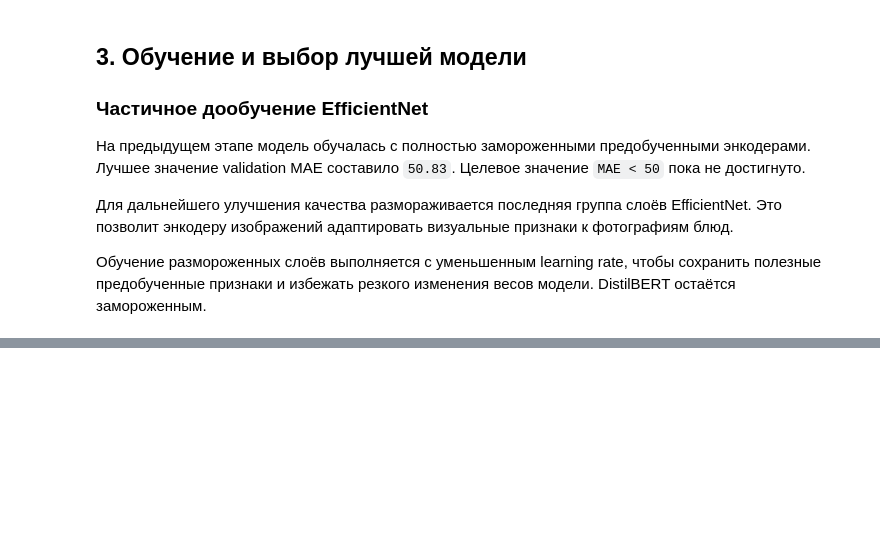
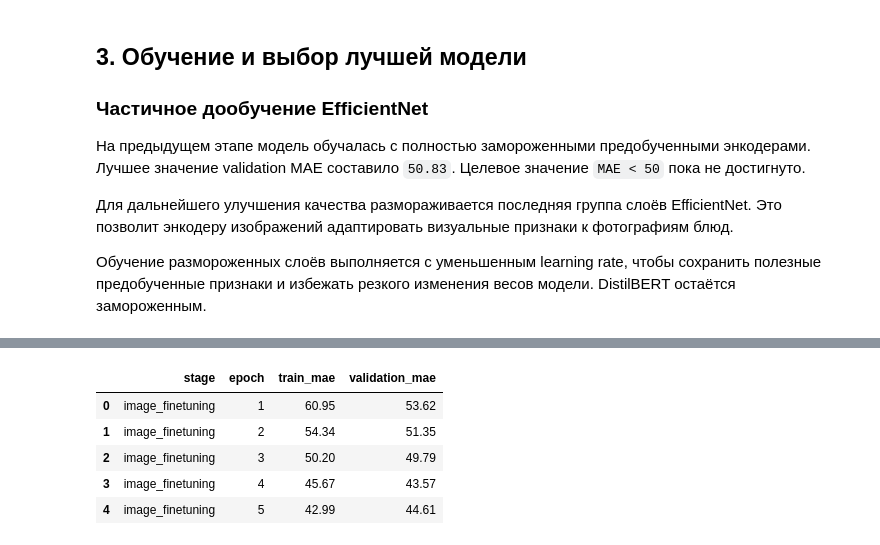
Before and after one commit to Tuinf1/04_multimodal-food-calorie-estimation, a Jupyter notebook: project.ipynb, the cells around one changed output, grey strips where cells are left out. Saved outputs shown, nothing was run; the diff lists cells and outputs as text; code cells hidden in the pictures; blank space fills up the shorter version.

```diff
--- a/project.ipynb
+++ b/project.ipynb
@@ -935,5 +973,81 @@ Test: 507
 
 Обучение размороженных слоёв выполняется с уменьшенным learning rate, чтобы сохранить полезные предобученные признаки и избежать резкого изменения весов модели. DistilBERT остаётся замороженным.
 # %%
-history = train("config.yaml")
+
+# Освобождаем GPU от предыдущей модели
+if "model" in globals():
+    del model
+
+torch.cuda.empty_cache()
+
+# Создаём модель с размороженным последним блоком EfficientNet
+model = CalorieModel(
+    fine_tune_image=True
+).to(device)
+
+# Загружаем лучшую модель предыдущего этапа
+checkpoint = torch.load(
+    "artifacts/best_model_10_epochs.pt",
+    map_location=device,
+    weights_only=True,
+)
+
+model.load_state_dict(
+    checkpoint["model_state_dict"]
+)
+
+# Настройки частичного дообучения
+finetuning_stage = {
+    "name": "image_finetuning",
+    "epochs": 5,
+    "learning_rate": 0.0003,
+    "patience": 5,
+    "checkpoint_path": (
+        "artifacts/best_model_finetuned.pt"
+    ),
+}
+
+# Запускаем только частичное дообучение
+finetuning_history = train_model(
+    model=model,
+    train_loader=loaders["train"],
+    validation_loader=loaders["validation"],
+    device=device,
+    stage=finetuning_stage,
+    statistics=statistics,
+)
+
+# Показываем результаты
+finetuning_results = pd.DataFrame(
+    finetuning_history
+)
+
+print("Результаты частичного дообучения:")
+display(finetuning_results.round(2))
+
+best_finetuning_epoch = finetuning_results.loc[
+    finetuning_results[
+        "validation_mae"
+    ].idxmin()
+]
+
+print(
+    "Лучшая эпоха:",
+    int(best_finetuning_epoch["epoch"]),
+)
+
+print(
+    "Лучший validation MAE:",
+    round(
+        best_finetuning_epoch[
+            "validation_mae"
+        ],
+        2,
+    ),
+)
+
+print(
+    "Модель сохранена: "
+    "artifacts/best_model_finetuned.pt"
+)
 # %% [output]
@@ -958,0 +1065,6 @@ Test: 507
+|  | stage | epoch | train_mae | validation_mae |
+| 0 | image_finetuning | 1 | 60.95 | 53.62 |
+| 1 | image_finetuning | 2 | 54.34 | 51.35 |
+| 2 | image_finetuning | 3 | 50.20 | 49.79 |
+| 3 | image_finetuning | 4 | 45.67 | 43.57 |
+| 4 | image_finetuning | 5 | 42.99 | 44.61 |
```
Also changed, not shown: parts of 19 cells of this notebook, 9 other files.
